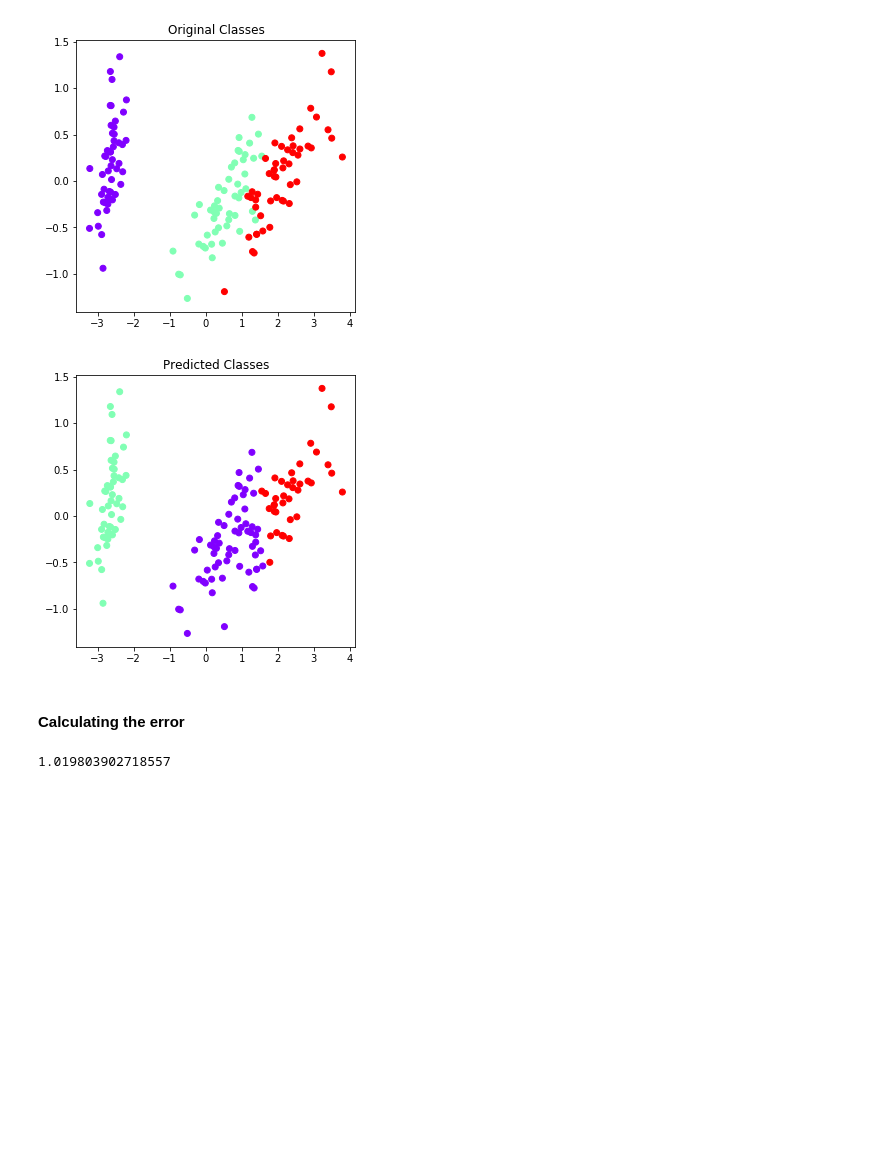
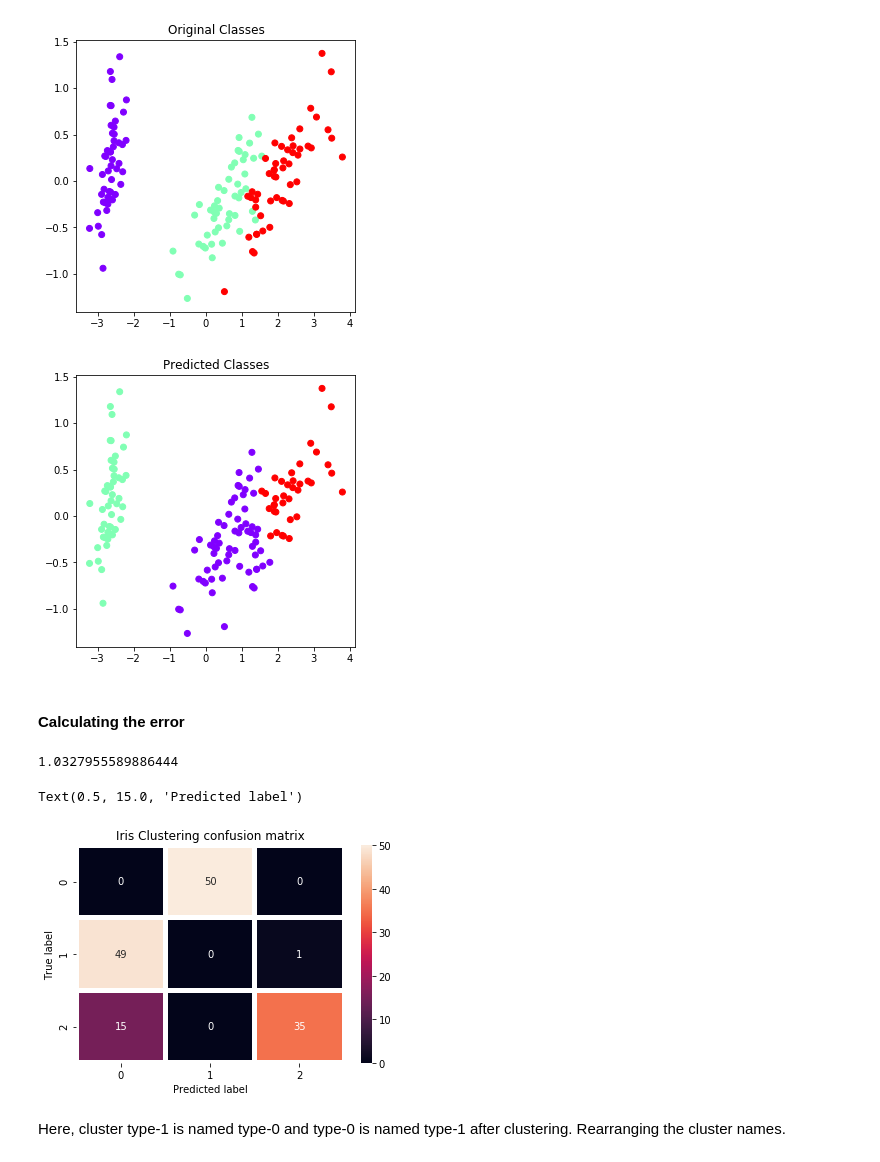
Before and after one commit to sravya273/ML-Practice-Projects, a Jupyter notebook: Clustering Iris dataset/agglomerative clustering - iris dataset.ipynb, the cells around one changed output. Cells and saved outputs as stored; diff of their text form; code cells hidden in the pictures; blank space fills up the shorter version.

Commit message:
added confusion matrix

```diff
--- a/Clustering Iris dataset/agglomerative clustering - iris dataset.ipynb
+++ b/Clustering Iris dataset/agglomerative clustering - iris dataset.ipynb
@@ -77,7 +77,7 @@ pca_features.columns = ['P1', 'P2']
 #### Fitting the Model
 # %%
 ac = AgglomerativeClustering(n_clusters=3)
-model = ac.fit(pca_features)
+model = ac.fit(iris_df)
 model
 # %% [output]
 AgglomerativeClustering(affinity='euclidean', compute_full_tree='auto',
@@ -109,7 +109,7 @@ plt.title('Predicted Classes')
 plt.scatter(pca_features['P1'], pca_features['P2'], c = model.labels_, cmap ='rainbow')
 plt.show()
 # %% [output]
-[figure, old version]
+[figure, new version]
 # %% [markdown]
 #### Calculating the error
 # %%
@@ -117,4 +117,17 @@ score = mean_squared_error(iris_Y,model.labels_)
 abs_error = np.sqrt(score)
 abs_error
 # %% [output]
-1.019803902718557
+1.0327955589886444
+# %%
+from sklearn.metrics import confusion_matrix
+import seaborn as sns
+cfm = confusion_matrix(iris_Y, model.labels_)
+sns.heatmap(cfm, annot = True,  linewidths=4)
+plt.title('Iris Clustering confusion matrix')
+plt.ylabel('True label')
+plt.xlabel('Predicted label')
+# %% [output]
+Text(0.5, 15.0, 'Predicted label')
+[figure, added]
+# %% [markdown]
+Here, cluster type-1 is named type-0 and type-0 is named type-1 after clustering. Rearranging the cluster names.
```
Also changed, not shown: parts of 3 cells of this notebook.
